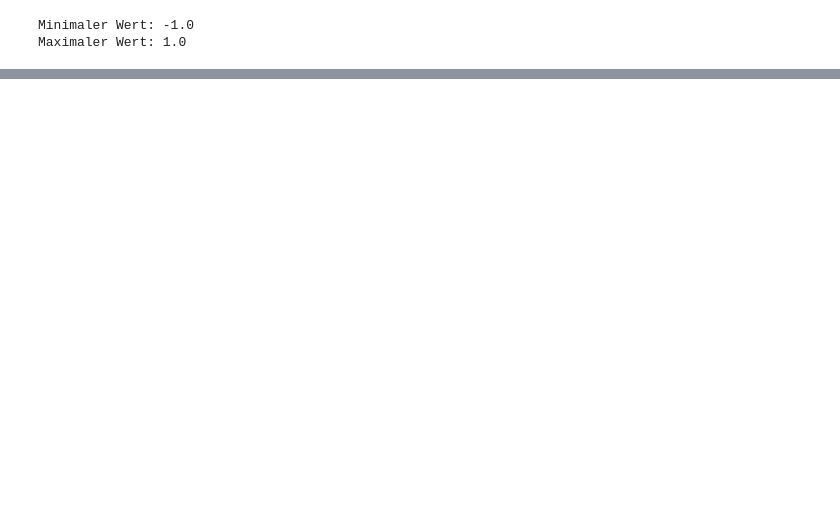
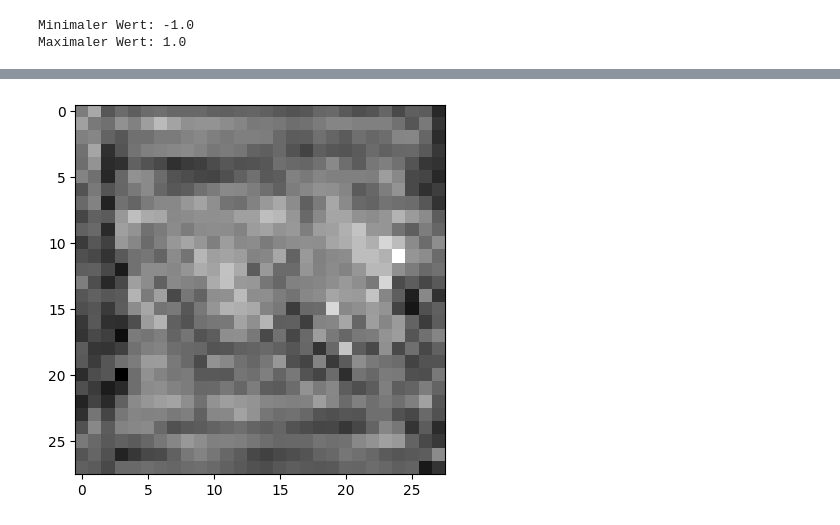
Before and after one commit to FirstThread/DDPM-and-LDM, a Jupyter notebook: FashionMNIST_Dataset-Diffusion_Model.ipynb, the cells around one changed output, grey strips where cells are left out. Saved outputs shown, nothing was run; the diff lists cells and outputs as text; code cells hidden in the pictures; blank space fills up the shorter version.

```diff
--- a/FashionMNIST_Dataset-Diffusion_Model.ipynb
+++ b/FashionMNIST_Dataset-Diffusion_Model.ipynb
@@ -189,0 +283,47 @@ mache_noise_direkt(img_tensor, 1, 100)
+# %%
+class UNet(nn.Module):
+    def __init__(self, n_channels, n_classes, t_max=1000, d_hid=32):
+        super(UNet, self).__init__()
+        self.n_channels = n_channels
+        self.n_classes = n_classes
+
+        factor = 2
+        self.pos_enc = get_sinusoid_encoding_table(t_max, d_hid)#nn.Parameter(get_sinusoid_encoding_table(t_max, d_hid), requires_grad=False)
+        self.pos_enc.requires_grad = False
+        self.inc = (DoubleConv(n_channels + d_hid, 64))
+        self.down1 = (Down(64 + d_hid, 128))
+        self.down2 = (Down(128 + d_hid, 256 // factor))
+        #self.down3 = (Down(256, 512))
+        #self.down4 = (Down(512, 1024 // factor))
+        #self.up1 = (Up(1024, 512 // factor))
+        #self.up2 = (Up(512, 256 // factor))
+        self.up3 = (Up(256, 128 // factor))
+        self.up4 = (Up(128, 64))
+        self.outc = (OutConv(64, n_channels))
+
+    def forward(self, x, t):
+        enc = self.pos_enc[t]
+
+
+        x1 = self.inc(concat_pos_param(x, enc))
+        x2 = self.down1(concat_pos_param(x1, enc))
+        x3 = self.down2(concat_pos_param(x2, enc))
+        #x4 = self.down3(x3)
+        #x5 = self.down4(x4)
+        #x = self.up1(x5, x4)
+        #x = self.up2(x, x3)
+        x = self.up3(x3, x2)
+        x = self.up4(x, x1)
+        logits = self.outc(x)
+        return logits
+# %%
+unet = UNet(1,100)
+dataiter = iter(trainloader)
+i, data = next(dataiter)
+# %%
+for j in range(1):
+    img = unet(i, 5).detach().numpy()[0, j, :, :]
+    plt.imshow(img, cmap='gray')  # `cmap='gray'` wird verwendet, da es sich um ein Graustufenbild handelt
+    plt.show()
+# %% [output]
+[figure, added]
```
Also changed, not shown: parts of 15 cells of this notebook.
